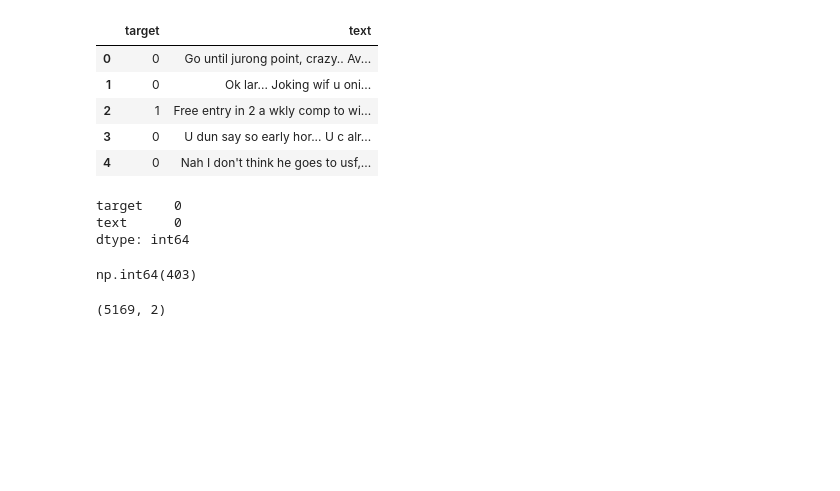
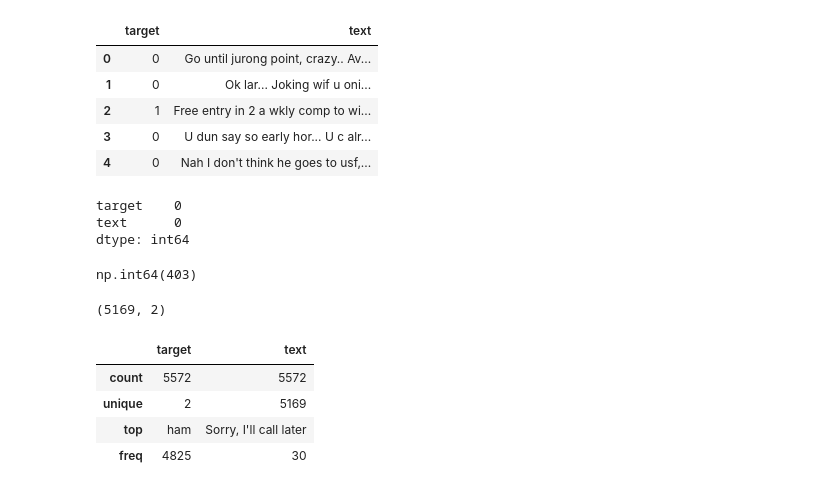
Before and after one commit to yashrk3103/Spam-detector, a Jupyter notebook: notebooks/EDA_and_Model_Training.ipynb, the cells around one changed output. Drawn from its saved outputs; the diff is of its cells as text; code cells hidden in the pictures; blank space fills up the shorter version.

```diff
--- a/notebooks/EDA_and_Model_Training.ipynb
+++ b/notebooks/EDA_and_Model_Training.ipynb
@@ -137,3 +123,11 @@ df = df.drop_duplicates(keep='first')
 df.shape
 # %% [output]
 (5169, 2)
+# %%
+df.describe()
+# %% [output]
+|  | target | text |
+| count | 5572 | 5572 |
+| unique | 2 | 5169 |
+| top | ham | Sorry, I'll call later |
+| freq | 4825 | 30 |
```
Also changed, not shown: parts of 11 cells of this notebook, 10 other files.
